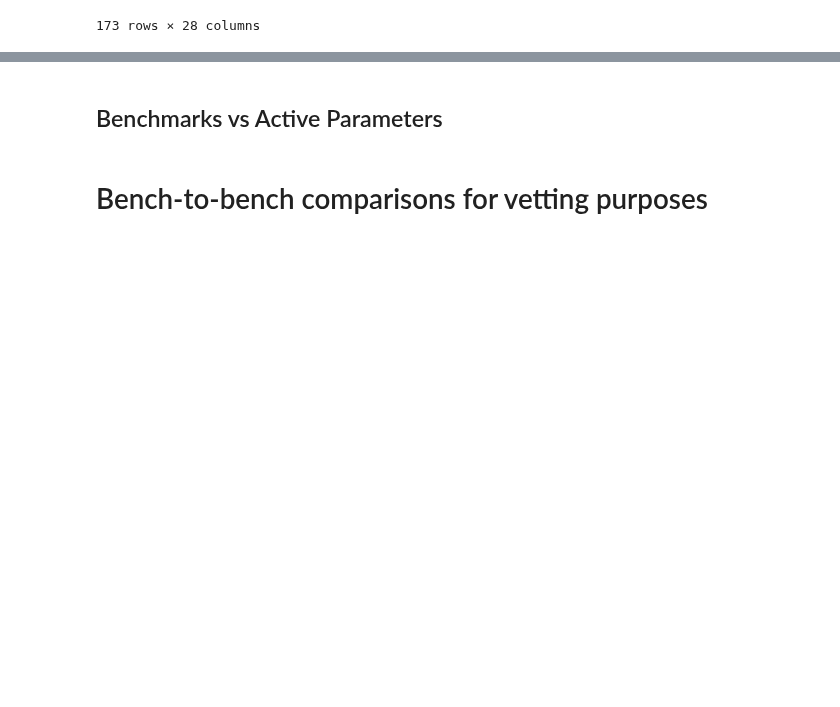
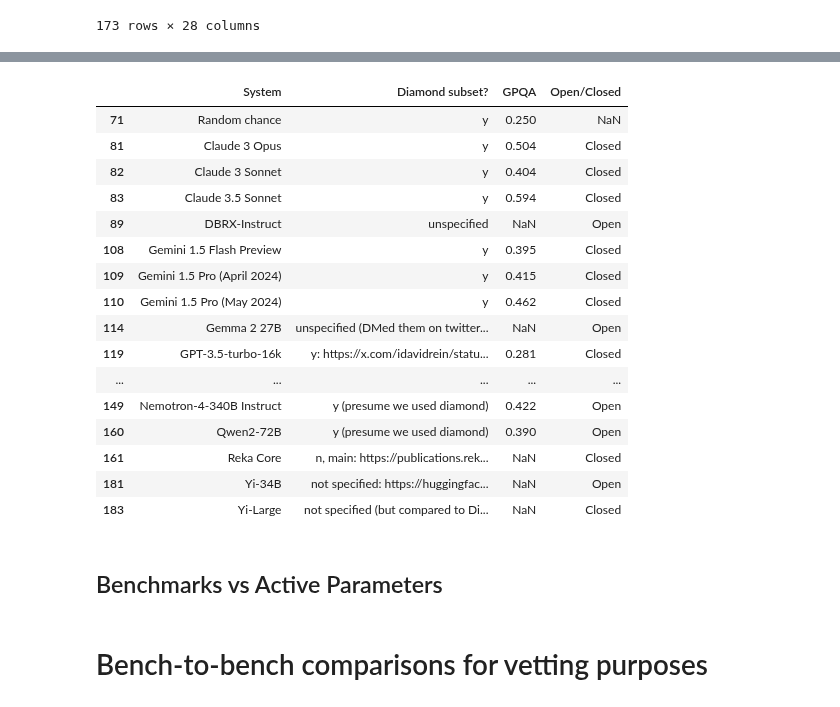
Before and after one commit to epoch-research/open-model-trends, a Jupyter notebook: benchmark_analysis.ipynb, the cells around one changed output, grey strips where cells are left out. Drawn from its saved outputs; the diff is of its cells as text; code cells hidden in the pictures; blank space fills up the shorter version.

```diff
--- a/benchmark_analysis.ipynb
+++ b/benchmark_analysis.ipynb
@@ -255,0 +259,3 @@ df
+# %%
+mask = df['GPQA'].notna()
+df[mask][['Diamond subset?', 'GPQA']]
@@ -256,3 +282,23 @@ df
+# %%
+df[mask][['System', 'Diamond subset?', 'GPQA', 'Open/Closed']]
+# %% [output]
+|  | System | Diamond subset? | GPQA | Open/Closed |
+| 71 | Random chance | y | 0.250 | NaN |
+| 81 | Claude 3 Opus | y | 0.504 | Closed |
+| 82 | Claude 3 Sonnet | y | 0.404 | Closed |
+| 83 | Claude 3.5 Sonnet | y | 0.594 | Closed |
+| 89 | DBRX-Instruct | unspecified | NaN | Open |
+| 108 | Gemini 1.5 Flash Preview | y | 0.395 | Closed |
+| 109 | Gemini 1.5 Pro (April 2024) | y | 0.415 | Closed |
+| 110 | Gemini 1.5 Pro (May 2024) | y | 0.462 | Closed |
+| 114 | Gemma 2 27B | unspecified (DMed them on twitter... | NaN | Open |
+| 119 | GPT-3.5-turbo-16k | y: https://x.com/idavidrein/statu... | 0.281 | Closed |
+| ... | ... | ... | ... | ... |
+| 149 | Nemotron-4-340B Instruct | y (presume we used diamond) | 0.422 | Open |
+| 160 | Qwen2-72B | y (presume we used diamond) | 0.390 | Open |
+| 161 | Reka Core | n, main: https://publications.rek... | NaN | Closed |
+| 181 | Yi-34B | not specified: https://huggingfac... | NaN | Open |
+| 183 | Yi-Large | not specified (but compared to Di... | NaN | Closed |
 # %% [markdown]
 ## Benchmarks vs Active Parameters
 # %%
```
Also changed, not shown: parts of 19 cells of this notebook.
